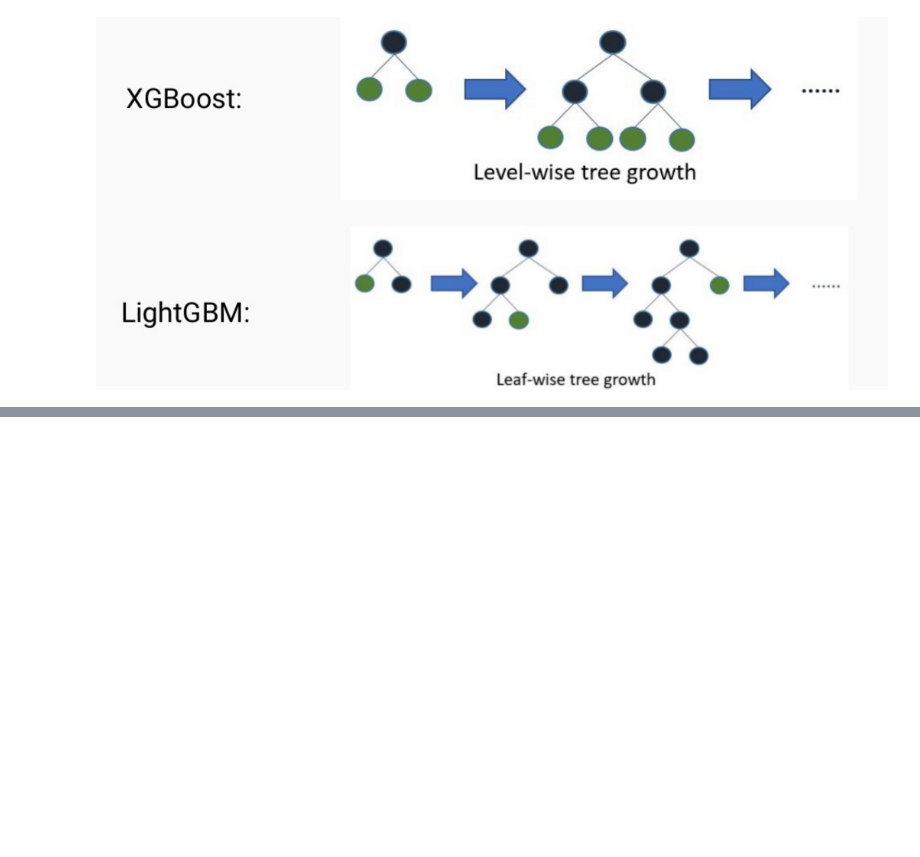
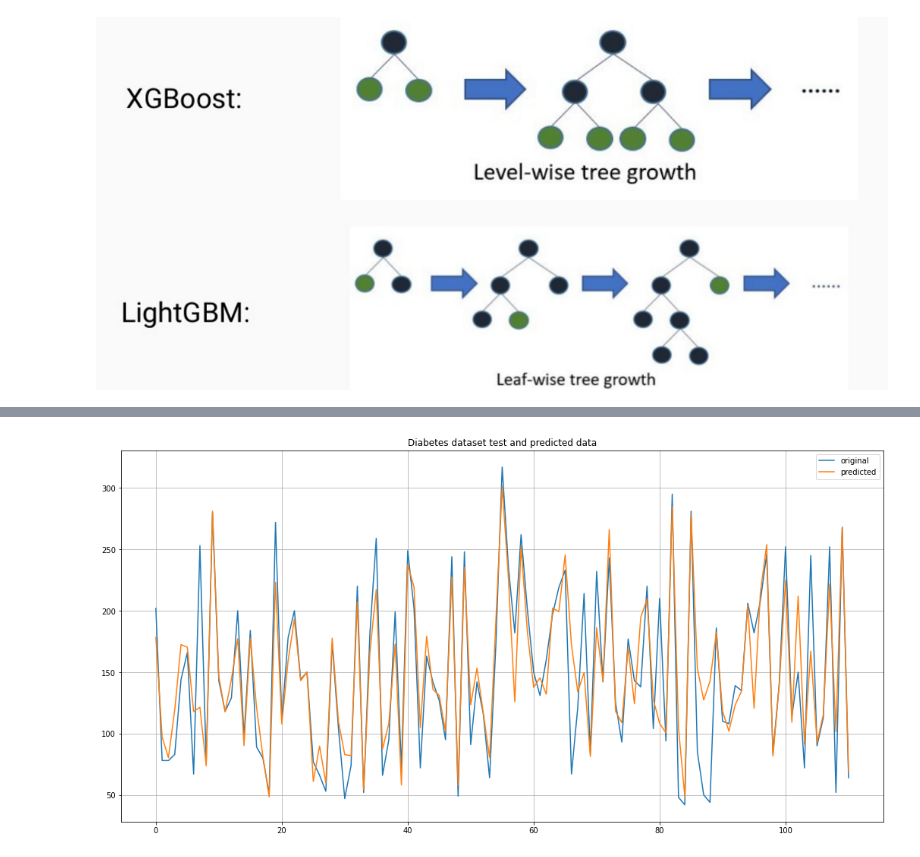
Before and after one commit to samstikhin/ml2023, a Jupyter notebook: 05-Boosting/4-LightGBM.ipynb, the cells around one changed output, grey strips where cells are left out. Cells and saved outputs as stored; diff of their text form; code cells hidden in the pictures; blank space fills up the shorter version.

```diff
--- a/05-Boosting/4-LightGBM.ipynb
+++ b/05-Boosting/4-LightGBM.ipynb
@@ -59,0 +177,21 @@ Image('images/Lwise_growth.png')
+# %%
+from sklearn.metrics import mean_squared_error
+
+from sklearn.datasets import load_diabetes
+
+def draw_regression(y_test, y_pred):
+    x_ax = range(len(y_test))
+    plt.figure(figsize=(18, 9))
+    plt.plot(x_ax, y_test, label="original")
+    plt.plot(x_ax, y_pred, label="predicted")
+    plt.title("Diabetes dataset test and predicted data")
+    plt.legend(fancybox=True)
+    plt.grid(True)
+    plt.show()
+# %%
+diabetes = load_diabetes()
+X, y = diabetes.data, diabetes.target
+X_train, X_test, y_train, y_test = train_test_split(X, y)
+
+train_dataset = lgbm.Dataset(X_train, y_train)
+test_dataset = lgbm.Dataset(X_test, y_test)
@@ -59,0 +200,8 @@ Image('images/Lwise_growth.png')
+# %%
+params = {
+    'objective': 'regression',
+    'learning_rate': 0.01,
+    'num_leaves': 100,
+    'verbose': -1
+}
+model = lgbm.train(params, train_dataset, 1500, valid_sets=[train_dataset])
@@ -59,0 +226,5 @@ Image('images/Lwise_growth.png')
+# %%
+y_pred = model.predict(X_test)
+print(mean_squared_error(y_test, y_pred))
+print(y_test)
+print(y_pred)
@@ -59,0 +249,4 @@ Image('images/Lwise_growth.png')
+# %%
+draw_regression(y_test, y_pred)
+# %% [output]
+[figure, added]
```
Also changed, not shown: parts of 30 cells of this notebook, 1 other file.
